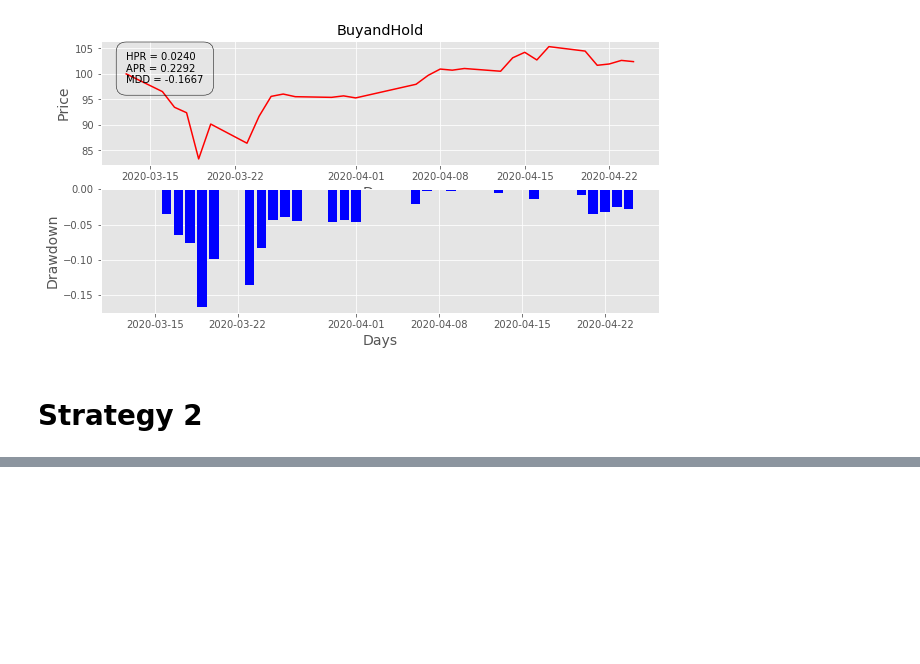
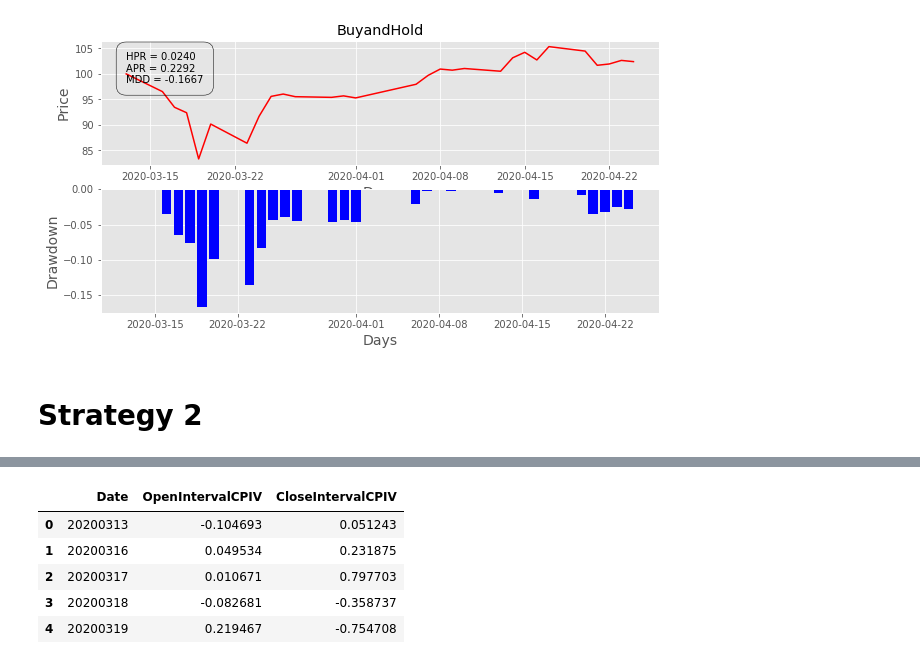
Before and after one commit to A2Zntu/TXO_TX_Strategy, a Jupyter notebook: Strategy.ipynb, the cells around one changed output, grey strips where cells are left out. Cells and saved outputs as stored; diff of their text form; code cells hidden in the pictures; blank space fills up the shorter version.

```diff
--- a/TX00.ipynb
+++ b/Strategy.ipynb
@@ -149,0 +163,11 @@ plot_performance(pnl, date = date, title_name = 'BuyandHold')
+# %%
+res_path = os.path.join(work_dir, 'Output_Result', '20200427')
+df_CPIV = pd.read_csv(os.path.join(res_path, 'CPIV_0313_0424.csv'), encoding = 'cp950')
+df_CPIV.head()
+# %% [output]
+|  | Date | OpenIntervalCPIV | CloseIntervalCPIV |
+| 0 | 20200313 | -0.104693 | 0.051243 |
+| 1 | 20200316 | 0.049534 | 0.231875 |
+| 2 | 20200317 | 0.010671 | 0.797703 |
+| 3 | 20200318 | -0.082681 | -0.358737 |
+| 4 | 20200319 | 0.219467 | -0.754708 |
```
Also changed, not shown: parts of 8 cells of this notebook, 6 other files.
